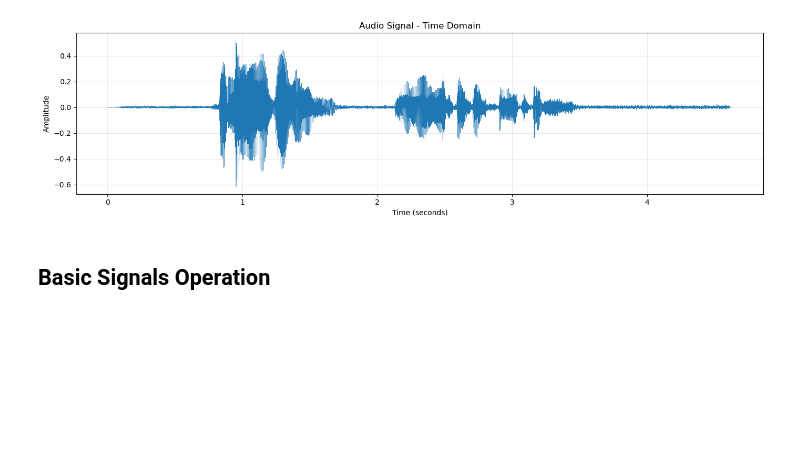
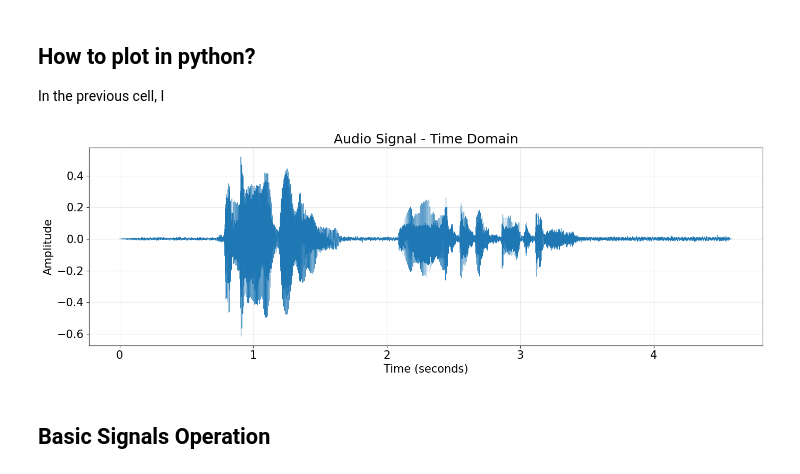
Before and after one commit to CesarAugusto14/signals_and_systems_spring_2026, a Jupyter notebook: intro_audio.ipynb, the cells around one changed output. Drawn from its saved outputs; the diff is of its cells as text; code cells hidden in the pictures; blank space fills up the shorter version.

```diff
--- a/intro_audio.ipynb
+++ b/intro_audio.ipynb
@@ -6,22 +12,26 @@ import matplotlib.pyplot as plt
 from scipy import signal
 import IPython.display as ipd
 import warnings
+import librosa
 
 # Suppress librosa deprecation warnings
 warnings.filterwarnings('ignore', category=FutureWarning)
 warnings.filterwarnings('ignore', category=UserWarning, module='librosa')
 
-import librosa
+# Put all the plotting settings here, fontsize, figure size, etc.
+plt.rcParams.update({'font.size': 15})
 
 # Set up plotting parameters
 plt.rcParams['figure.figsize'] = (12, 4)
 audio_file = 'my_voice.m4a'  # Change to your file path
 
-# Load audio using librosa (automatically handles all formats and converts to mono)
+# Load audio using librosa (NOTE: librosa automatically handles
+# all formats and converts to mono)
 audio_data, sample_rate = librosa.load(audio_file, sr=None, mono=True)
 
 duration = len(audio_data) / sample_rate
 
+# Display in Python with print statements
 print(f"\nThe file plays for {duration : .4f} s")
 print(f"Sample Rate: {sample_rate} Hz")
 print(f"Data type: {audio_data.dtype}")
@@ -35,21 +45,26 @@ Sample Rate: 48000 Hz
 Data type: float32
 Value range: [-0.617, 0.520]
 [interactive output not drawn]
+# %% [markdown]
+## How to plot in python?
+
+In the previous cell, I
 # %%
 # Create time axis
 time = np.linspace(0, duration, len(audio_data))
 
 # Plot the entire signal
-plt.figure(figsize=(14, 4))
+plt.figure(figsize=(14, 5))
 plt.plot(time, audio_data, linewidth=0.5)
 plt.xlabel('Time (seconds)')
 plt.ylabel('Amplitude')
 plt.title('Audio Signal - Time Domain')
 plt.grid(True, alpha=0.3)
 plt.tight_layout()
+# plt.savefig('basic_audio_signal_plot.png', dpi=300)
 plt.show()
 # %% [output]
-[figure, old version]
+[figure, new version]
 # %% [markdown]
 ## Basic Signals Operation
 # %%
```
Also changed, not shown: parts of 3 cells of this notebook, 1 other file.
